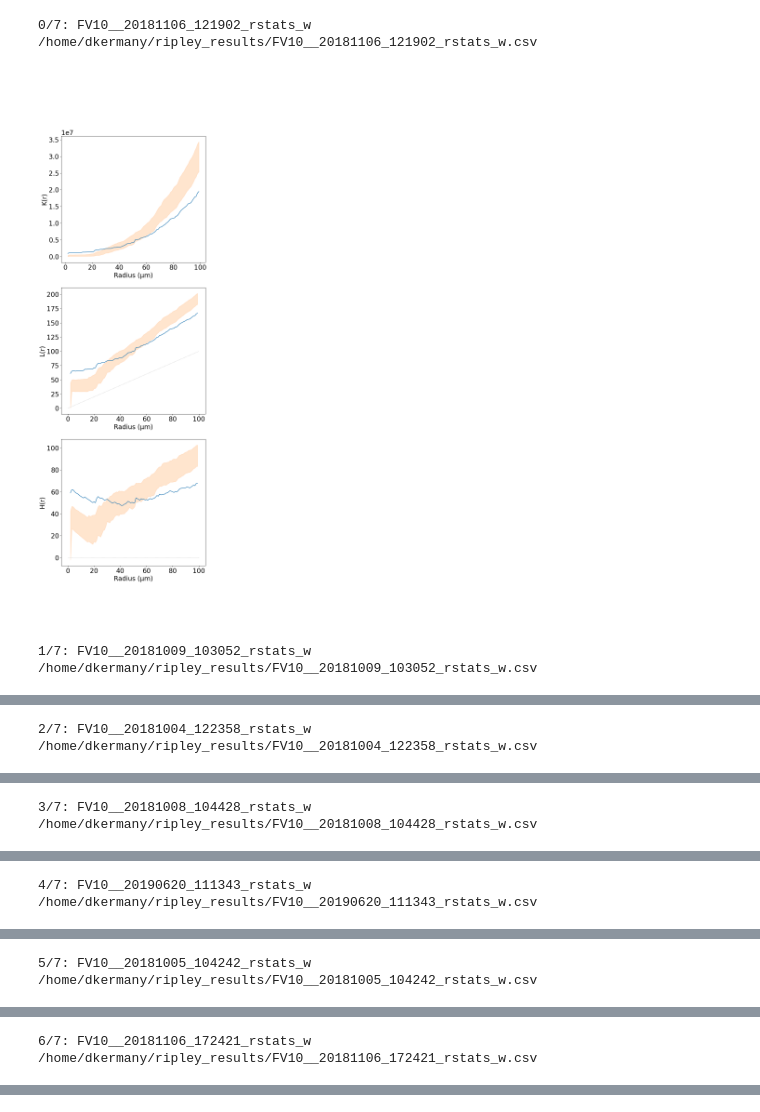
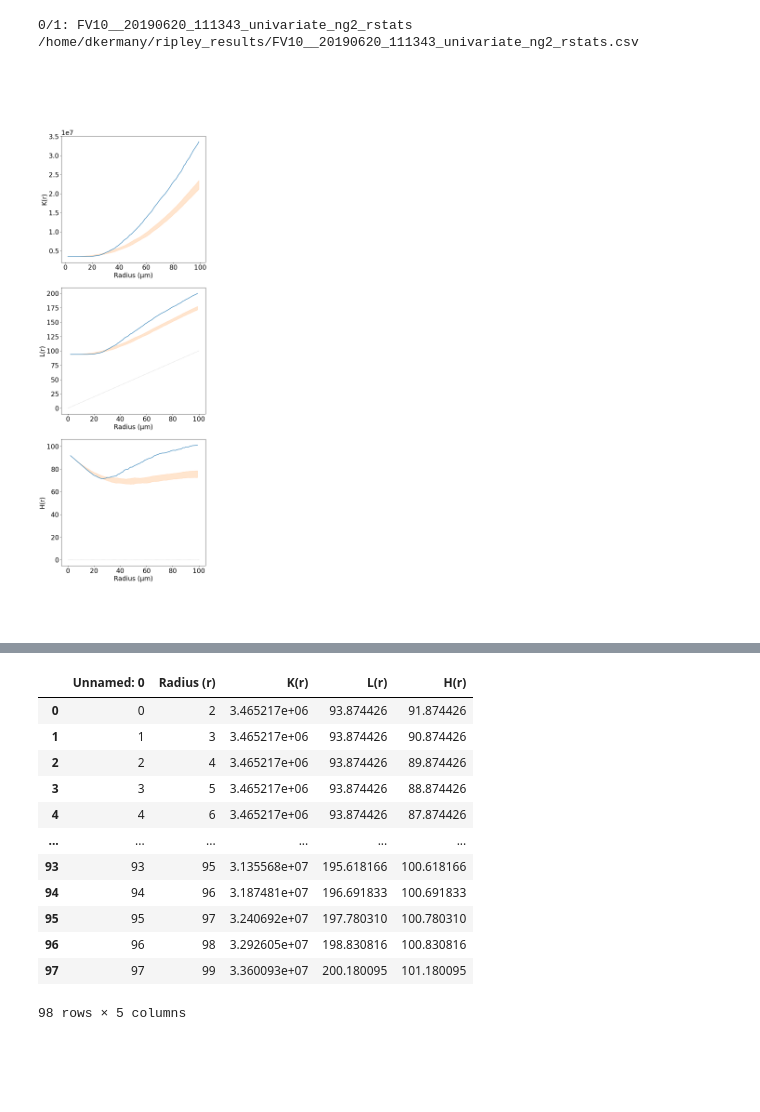
Before and after one commit to dkermany/mdspacer, a Jupyter notebook: ipynb/confocal_3D/plot_rstats.ipynb, the cells around one changed output, grey strips where cells are left out. Cells and saved outputs as stored; diff of their text form; code cells hidden in the pictures; blank space fills up the shorter version.

Commit message:
Started normalized/combined ripley plot

```diff
--- a/ipynb/confocal_3D/plot_rstats.ipynb
+++ b/ipynb/confocal_3D/plot_rstats.ipynb
@@ -15,13 +15,13 @@ def load_csv(path):
 # %%
 # List of filenames for the CSV files to be processed
 filenames = [
-    "FV10__20181106_121902_rstats_w",
-    "FV10__20181009_103052_rstats_w",
-    "FV10__20181004_122358_rstats_w",
-    "FV10__20181008_104428_rstats_w",
-    "FV10__20190620_111343_rstats_w",
-    "FV10__20181005_104242_rstats_w",
-    "FV10__20181106_172421_rstats_w",
+    #"FV10__20181106_121902_rstats_w",
+    #"FV10__20181009_103052_rstats_w",
+    #"FV10__20181004_122358_rstats_w",
+    #"FV10__20181008_104428_rstats_w",
+    "FV10__20190620_111343_univariate_ng2_rstats",
+    #"FV10__20181005_104242_rstats_w",
+    #"FV10__20181106_172421_rstats_w",
 ]
 
 # Loop over each filename
@@ -30,7 +30,7 @@ for i, f in enumerate(filenames):
     rstats_path = f"/home/dkermany/ripley_results/{f}.csv"
 
     # Construct the path for the random CSV file
-    rand_rstats_path = f"/home/dkermany/ripley_results/FV10__{'_'.join(f.split('_')[2:4])}_random_rstats_w.csv"
+    rand_rstats_path = f"/home/dkermany/ripley_results/FV10__{'_'.join(f.split('_')[2:4])}_random_univariate_ng2_rstats.csv"
 
     # Print the progress of the processing
     print(f"{i}/{len(filenames)}: {f}")
@@ -53,36 +53,34 @@ for i, f in enumerate(filenames):
 
     # Create a subplot with 3 rows and 1 column
     f, axes = plt.subplots(3, figsize=(8,24))
 
     # Plot the K(r) values for the data and the random data
     sns.lineplot(data=rstats, x="Radius (r)", y="K(r)", ax=axes[0])
     sns.lineplot(data=rand_rstats, x="Radius (r)", y="K(r)", ax=axes[0], alpha=0, errorbar=("pi", 95))
     axes[0].set(xlabel="Radius (μm)")
 
     # Plot the L(r) values for the data and the random data
     sns.lineplot(data=rstats, x="Radius (r)", y="L(r)", ax=axes[1])
     sns.lineplot(data=rand_rstats, x="Radius (r)", y="L(r)", ax=axes[1], alpha=0, errorbar=("pi", 95))
 
     # Add a line representing the expected L(r) values
     axes[1].plot([0, 100], [0, 100], linewidth=1, linestyle="dotted", color="#aaa")
     axes[1].set(xlabel="Radius (μm)")
 
     # Plot the H(r) values for the data and the random data
     sns.lineplot(data=rstats, x="Radius (r)", y="H(r)", ax=axes[2])
     sns.lineplot(data=rand_rstats, x="Radius (r)", y="H(r)", ax=axes[2], alpha=0, errorbar=("pi", 95))
 
     # Add a line representing the expected H(r) values
     axes[2].plot([0, 100], [0, 0], linewidth=1, linestyle="dotted", color="#aaa")
     axes[2].set(xlabel="Radius (μm)")
 
     # Uncomment the following line to save the plot as a PNG file
-    plt.savefig(f"/home/dkermany/ripley_plots/{f}.png", dpi=600)
+    # plt.savefig(f"/home/dkermany/ripley_plots/{f}.png", dpi=600)
 
     # Display the plot
     plt.show()
 # %% [output]
-0/7: FV10__20181106_121902_rstats_w
-/home/dkermany/ripley_results/FV10__20181106_121902_rstats_w.csv
+0/1: FV10__20190620_111343_univariate_ng2_rstats
+/home/dkermany/ripley_results/FV10__20190620_111343_univariate_ng2_rstats.csv
-[figure, old version]
+[figure, new version]
-1/7: FV10__20181009_103052_rstats_w
-/home/dkermany/ripley_results/FV10__20181009_103052_rstats_w.csv
@@ -90,2 +86,0 @@ for i, f in enumerate(filenames):
-2/7: FV10__20181004_122358_rstats_w
-/home/dkermany/ripley_results/FV10__20181004_122358_rstats_w.csv
@@ -93,2 +86,0 @@ for i, f in enumerate(filenames):
-3/7: FV10__20181008_104428_rstats_w
-/home/dkermany/ripley_results/FV10__20181008_104428_rstats_w.csv
@@ -96,2 +86,0 @@ for i, f in enumerate(filenames):
-4/7: FV10__20190620_111343_rstats_w
-/home/dkermany/ripley_results/FV10__20190620_111343_rstats_w.csv
@@ -99,2 +86,0 @@ for i, f in enumerate(filenames):
-5/7: FV10__20181005_104242_rstats_w
-/home/dkermany/ripley_results/FV10__20181005_104242_rstats_w.csv
@@ -102,2 +86,0 @@ for i, f in enumerate(filenames):
-6/7: FV10__20181106_172421_rstats_w
-/home/dkermany/ripley_results/FV10__20181106_172421_rstats_w.csv
@@ -104,0 +87,16 @@ for i, f in enumerate(filenames):
+# %%
+rstats
+# %% [output]
+|  | Unnamed: 0 | Radius (r) | K(r) | L(r) | H(r) |
+| 0 | 0 | 2 | 3.465217e+06 | 93.874426 | 91.874426 |
+| 1 | 1 | 3 | 3.465217e+06 | 93.874426 | 90.874426 |
+| 2 | 2 | 4 | 3.465217e+06 | 93.874426 | 89.874426 |
+| 3 | 3 | 5 | 3.465217e+06 | 93.874426 | 88.874426 |
+| 4 | 4 | 6 | 3.465217e+06 | 93.874426 | 87.874426 |
+| ... | ... | ... | ... | ... | ... |
+| 93 | 93 | 95 | 3.135568e+07 | 195.618166 | 100.618166 |
+| 94 | 94 | 96 | 3.187481e+07 | 196.691833 | 100.691833 |
+| 95 | 95 | 97 | 3.240692e+07 | 197.780310 | 100.780310 |
+| 96 | 96 | 98 | 3.292605e+07 | 198.830816 | 100.830816 |
+| 97 | 97 | 99 | 3.360093e+07 | 200.180095 | 101.180095 |
+98 rows × 5 columns
```
Also changed, not shown: parts of 2 cells of this notebook.
